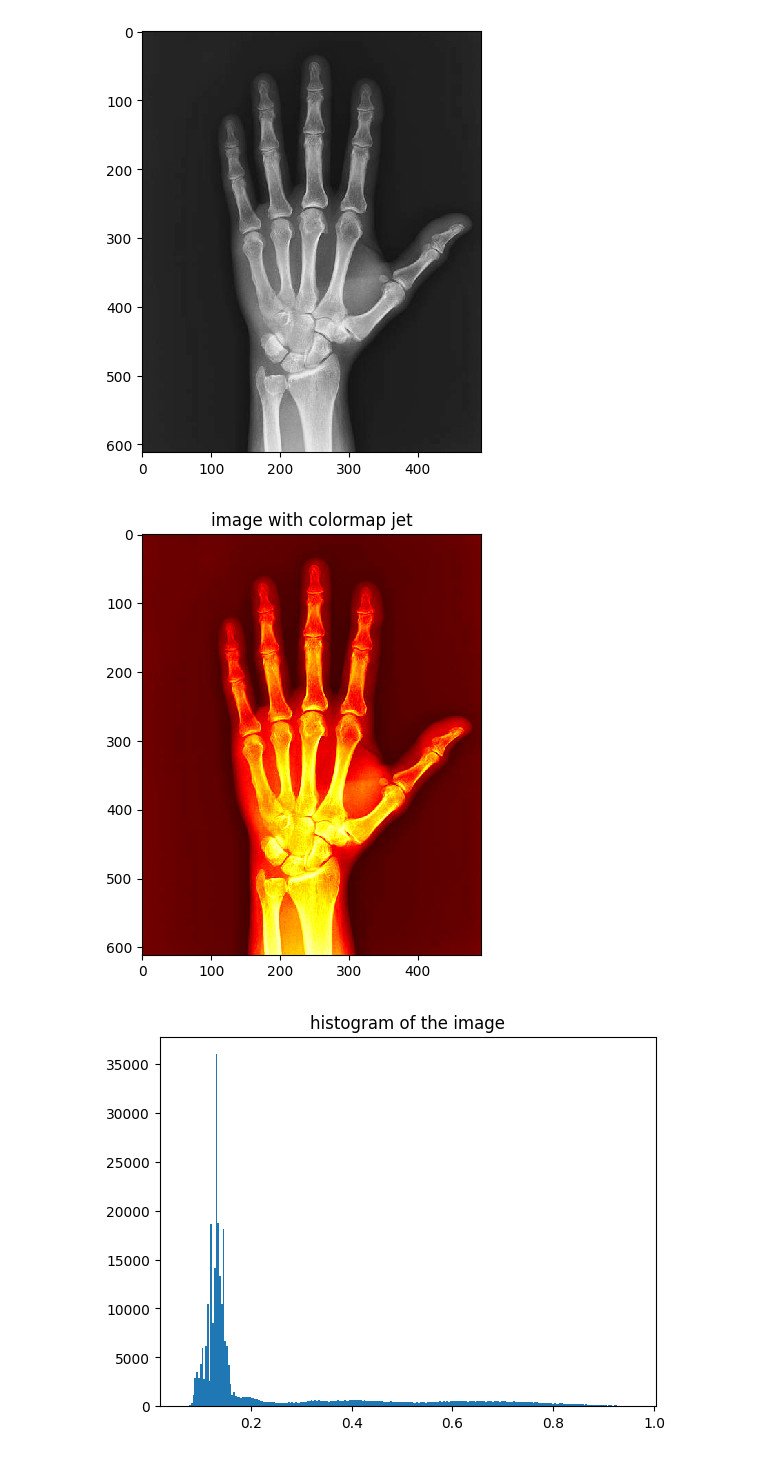
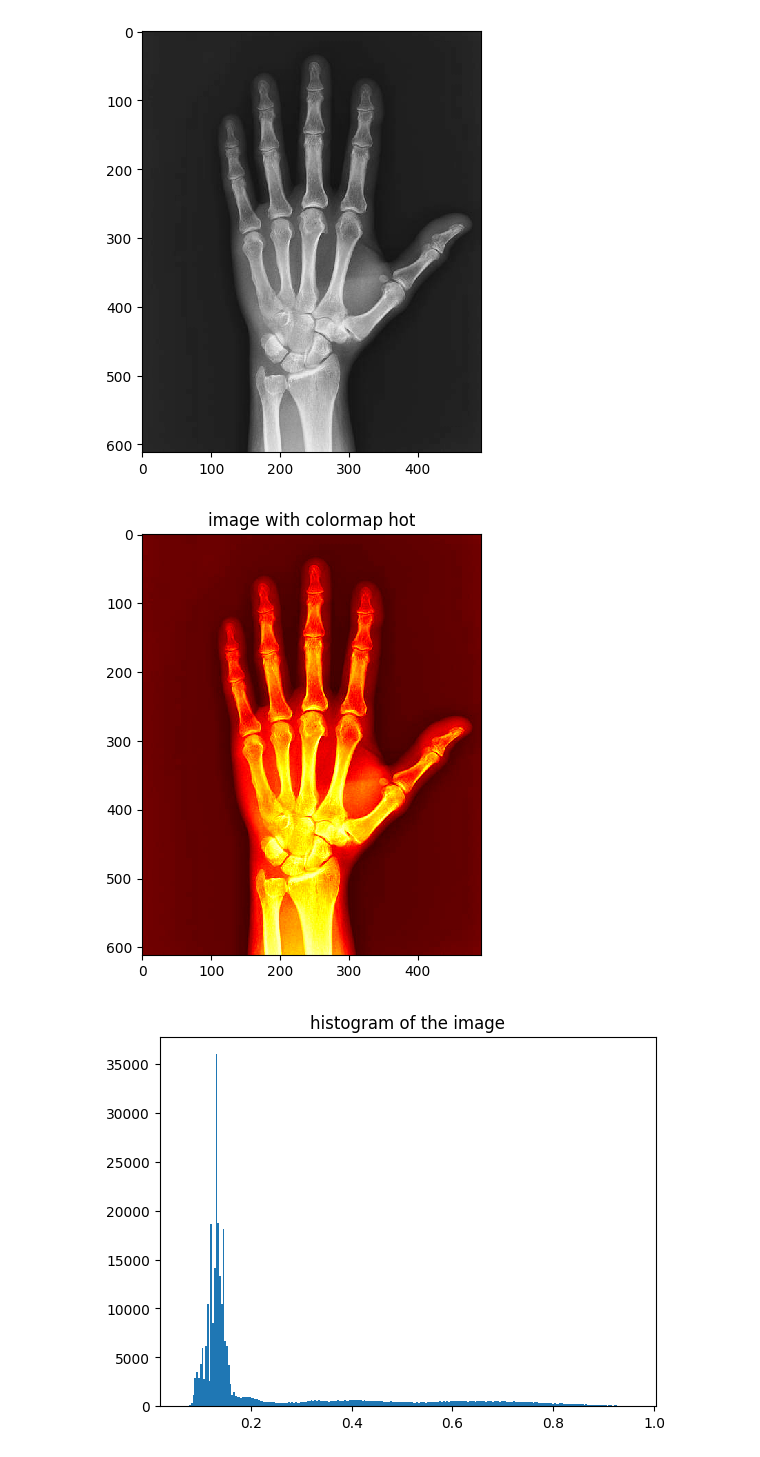
Before and after one commit to aarabhidtu/image_analysis_projects, a Jupyter notebook: introduction.ipynb, the cells around one changed output. Saved outputs shown, nothing was run; the diff lists cells and outputs as text; code cells hidden in the pictures.

Commit message:
some basic operations performed on images

```diff
--- a/introduction.ipynb
+++ b/introduction.ipynb
@@ -46,11 +37,11 @@ io.imshow(img_grey)
 <matplotlib.image.AxesImage at 0x...>
 [figure]
 # %%
-io.imshow(img_grey, cmap='hot')
+img_hot=io.imshow(img_grey, cmap='hot')
 plt.title('image with colormap hot')
-io.show()
+plt.show(img_hot)
 # %% [output]
-[figure, old version]
+[figure, new version]
 # %%
 # computing and visualisng the histogram of an image
 # the histogram function takes 1d arrays as an input and hence, ravel() is called to convert the image into a 1d array
```
Also changed, not shown: parts of 12 cells of this notebook, 1 other file.
